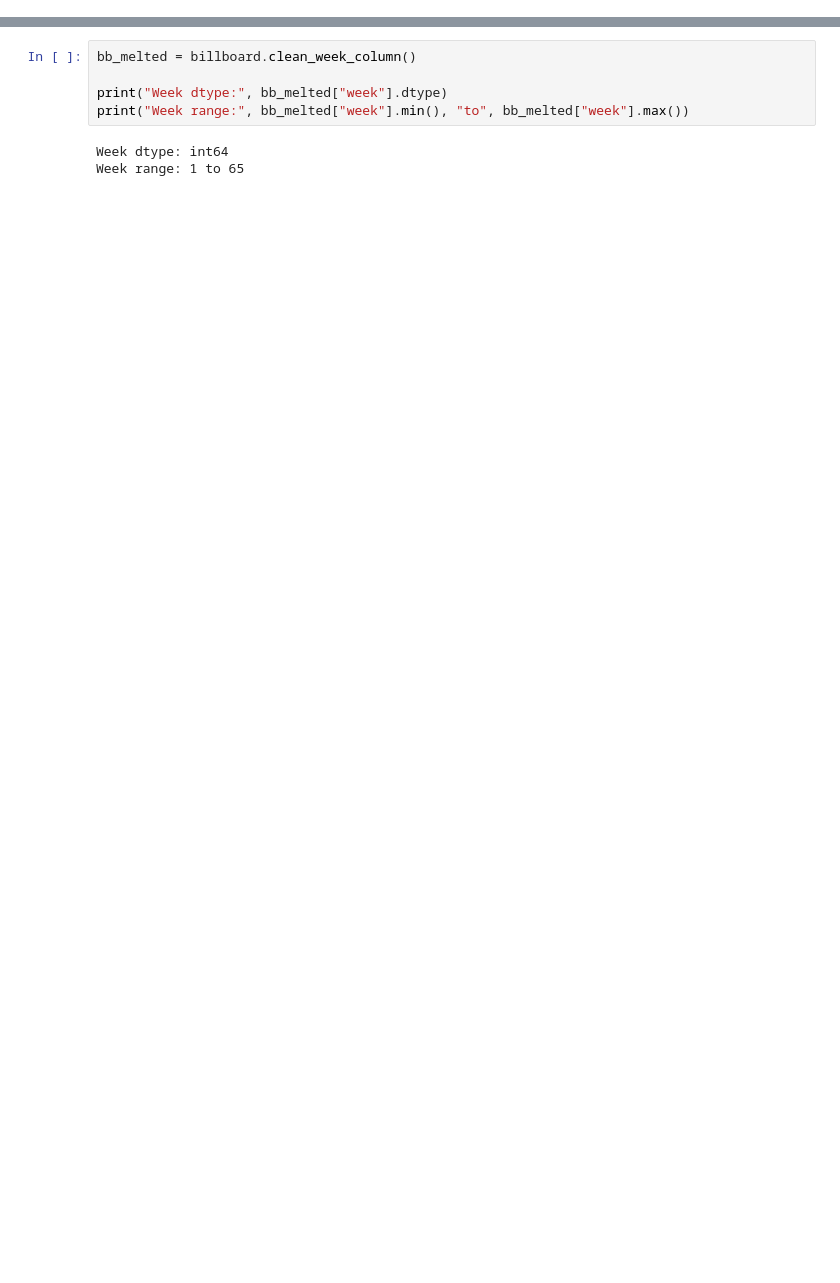
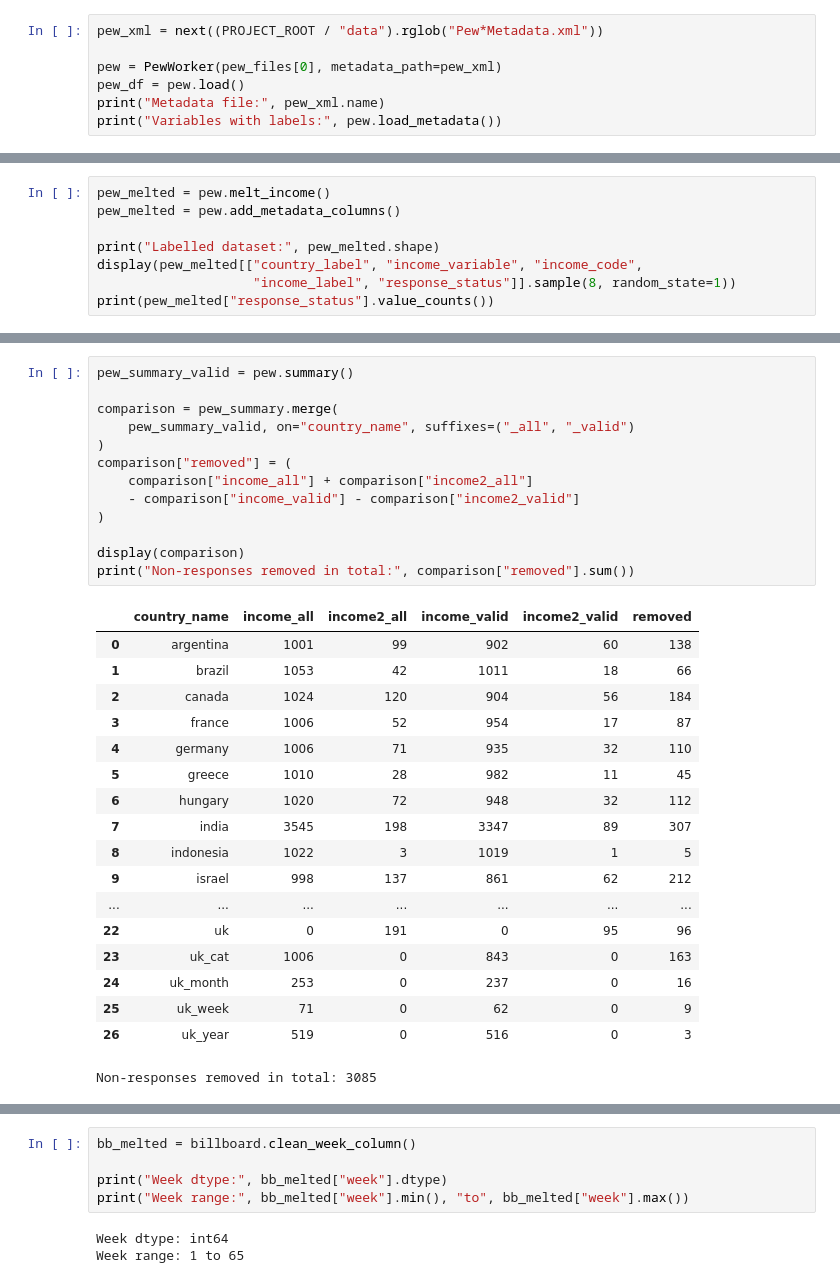
Before and after one commit to JohnBuni/lab2_tidying_cleaning_imputation_outlier, a Jupyter notebook: week5Lab.ipynb, the cells around one changed output, grey strips where cells are left out. Saved outputs shown, nothing was run; the diff lists cells and outputs as text; blank space fills up the shorter version.

```diff
--- a/pew_data_notebook.ipynb
+++ b/week5Lab.ipynb
@@ -74,0 +118,7 @@ Summary columns: ['country_name', 'income', 'income2']
+# %%
+pew_xml = next((PROJECT_ROOT / "data").rglob("Pew*Metadata.xml"))
+
+pew = PewWorker(pew_files[0], metadata_path=pew_xml)
+pew_df = pew.load()
+print("Metadata file:", pew_xml.name)
+print("Variables with labels:", pew.load_metadata())
@@ -74,0 +128,8 @@ Summary columns: ['country_name', 'income', 'income2']
+# %%
+pew_melted = pew.melt_income()
+pew_melted = pew.add_metadata_columns()
+
+print("Labelled dataset:", pew_melted.shape)
+display(pew_melted[["country_label", "income_variable", "income_code",
+                    "income_label", "response_status"]].sample(8, random_state=1))
+print(pew_melted["response_status"].value_counts())
@@ -74,0 +216,32 @@ Summary columns: ['country_name', 'income', 'income2']
+# %%
+pew_summary_valid = pew.summary()
+
+comparison = pew_summary.merge(
+    pew_summary_valid, on="country_name", suffixes=("_all", "_valid")
+)
+comparison["removed"] = (
+    comparison["income_all"] + comparison["income2_all"]
+    - comparison["income_valid"] - comparison["income2_valid"]
+)
+
+display(comparison)
+print("Non-responses removed in total:", comparison["removed"].sum())
+# %% [output]
+|  | country_name | income_all | income2_all | income_valid | income2_valid | removed |
+| 0 | argentina | 1001 | 99 | 902 | 60 | 138 |
+| 1 | brazil | 1053 | 42 | 1011 | 18 | 66 |
+| 2 | canada | 1024 | 120 | 904 | 56 | 184 |
+| 3 | france | 1006 | 52 | 954 | 17 | 87 |
+| 4 | germany | 1006 | 71 | 935 | 32 | 110 |
+| 5 | greece | 1010 | 28 | 982 | 11 | 45 |
+| 6 | hungary | 1020 | 72 | 948 | 32 | 112 |
+| 7 | india | 3545 | 198 | 3347 | 89 | 307 |
+| 8 | indonesia | 1022 | 3 | 1019 | 1 | 5 |
+| 9 | israel | 998 | 137 | 861 | 62 | 212 |
+| ... | ... | ... | ... | ... | ... | ... |
+| 22 | uk | 0 | 191 | 0 | 95 | 96 |
+| 23 | uk_cat | 1006 | 0 | 843 | 0 | 163 |
+| 24 | uk_month | 253 | 0 | 237 | 0 | 16 |
+| 25 | uk_week | 71 | 0 | 62 | 0 | 9 |
+| 26 | uk_year | 519 | 0 | 516 | 0 | 3 |
+Non-responses removed in total: 3085
```
Also changed, not shown: parts of 67 cells of this notebook, 7 other files.
